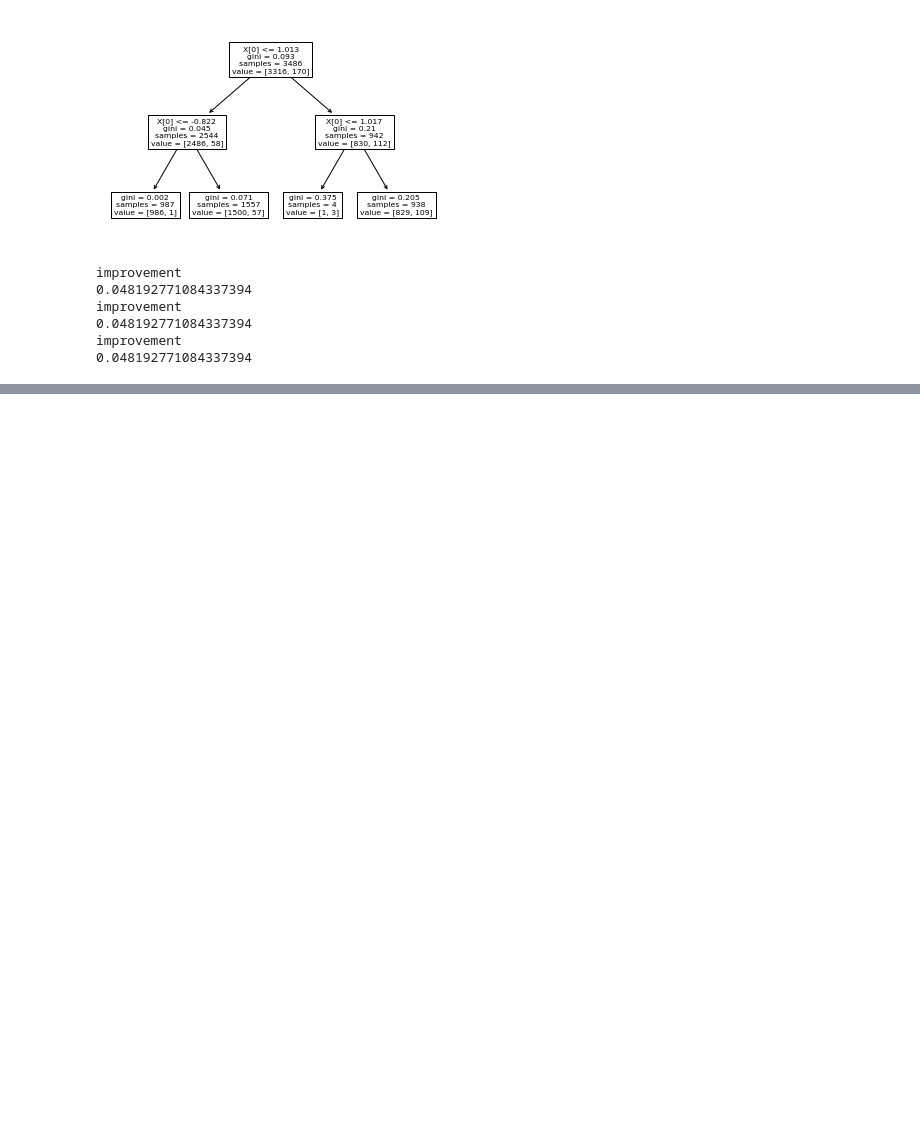
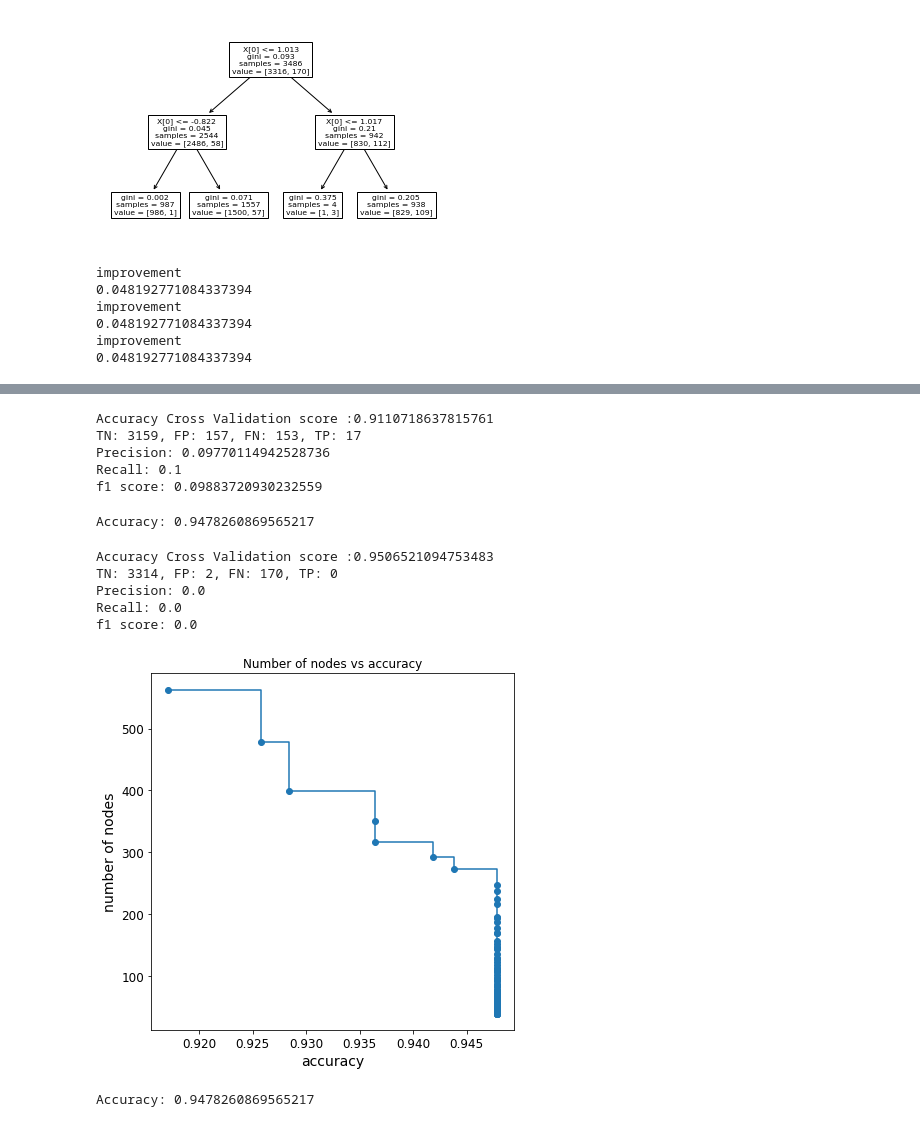
Before and after one commit to Lisnivia/F21DL, a Jupyter notebook: Lab 8.ipynb, the cells around one changed output, grey strips where cells are left out. Cells and saved outputs as stored; diff of their text form; code cells hidden in the pictures; blank space fills up the shorter version.

```diff
--- a/Lab 8.ipynb
+++ b/Lab 8.ipynb
@@ -277,0 +513,17 @@ TypeError: __init__() takes from 1 to 2 positional arguments but 4 were given
+# %%
+# 10-fold cross validation on tree with splitter="random"
+kf = KFold(n_splits=10)
+score = cross_val_score(tree_clf, X_train, y_train, cv=kf, scoring='accuracy')
+print("Accuracy Cross Validation score :{}".format(score.mean()))
+y_train_pred = cross_val_predict(tree_clf, X_train, y_train, cv=kf)
+tn, fp, fn, tp = confusion_matrix(y_train, y_train_pred).ravel()
+print("TN: %.0f" % tn + ", FP: %.0f" % fp + ", FN: %.0f" % fn + ", TP: %.0f" % tp)
+print("Precision:",precision_score(y_train, y_train_pred))
+print("Recall:", recall_score(y_train, y_train_pred))
+print("f1 score:", f1_score(y_train, y_train_pred))
+# %% [output]
+Accuracy Cross Validation score :0.9110718637815761
+TN: 3159, FP: 157, FN: 153, TP: 17
+Precision: 0.09770114942528736
+Recall: 0.1
+f1 score: 0.09883720930232559
@@ -277,0 +532,23 @@ TypeError: __init__() takes from 1 to 2 positional arguments but 4 were given
+# %%
+tree_clf = DecisionTreeClassifier(random_state=42, splitter="random", ccp_alpha=0.0004, max_depth=15)
+y_pred = tree_clf.fit(X_train, y_train).predict(X_test)
+print("Accuracy:",metrics.accuracy_score(y_test, y_pred))
+# %% [output]
+Accuracy: 0.9478260869565217
+# %%
+# 10-fold cross validation on tree with splitter="random" + alpha = 0.0004 + max_depth = 15
+kf = KFold(n_splits=10)
+score = cross_val_score(tree_clf, X_train, y_train, cv=kf, scoring='accuracy')
+print("Accuracy Cross Validation score :{}".format(score.mean()))
+y_train_pred = cross_val_predict(tree_clf, X_train, y_train, cv=kf)
+tn, fp, fn, tp = confusion_matrix(y_train, y_train_pred).ravel()
+print("TN: %.0f" % tn + ", FP: %.0f" % fp + ", FN: %.0f" % fn + ", TP: %.0f" % tp)
+print("Precision:",precision_score(y_train, y_train_pred))
+print("Recall:", recall_score(y_train, y_train_pred))
+print("f1 score:", f1_score(y_train, y_train_pred))
+# %% [output]
+Accuracy Cross Validation score :0.9506521094753483
+TN: 3314, FP: 2, FN: 170, TP: 0
+Precision: 0.0
+Recall: 0.0
+f1 score: 0.0
@@ -277,0 +557,18 @@ TypeError: __init__() takes from 1 to 2 positional arguments but 4 were given
+# %%
+tree_clfs = []
+accuracies = []
+for leaf in range(1,100):
+    tree_clf = DecisionTreeClassifier(random_state=42, min_samples_leaf=leaf)
+    y_pred = tree_clf.fit(X_train, y_train).predict(X_test)
+    tree_clfs.append(tree_clf)
+    accuracies.append(metrics.accuracy_score(y_test, y_pred))
+
+node_counts = [tree_clf.tree_.node_count for tree_clf in tree_clfs]
+fig, ax = plt.subplots(1, 1, figsize=(6, 6))
+ax.plot(accuracies, node_counts, marker="o", drawstyle="steps-post")
+ax.set_xlabel("accuracy")
+ax.set_ylabel("number of nodes")
+ax.set_title("Number of nodes vs accuracy")
+fig.tight_layout()
+# %% [output]
+[figure, added]
@@ -277,0 +577,6 @@ TypeError: __init__() takes from 1 to 2 positional arguments but 4 were given
+# %%
+tree_clf = DecisionTreeClassifier(random_state=42, min_samples_leaf=300)
+y_pred = tree_clf.fit(X_train, y_train).predict(X_test)
+print("Accuracy:",metrics.accuracy_score(y_test, y_pred))
+# %% [output]
+Accuracy: 0.9478260869565217
```
Also changed, not shown: parts of 68 cells of this notebook, 5 other files.
